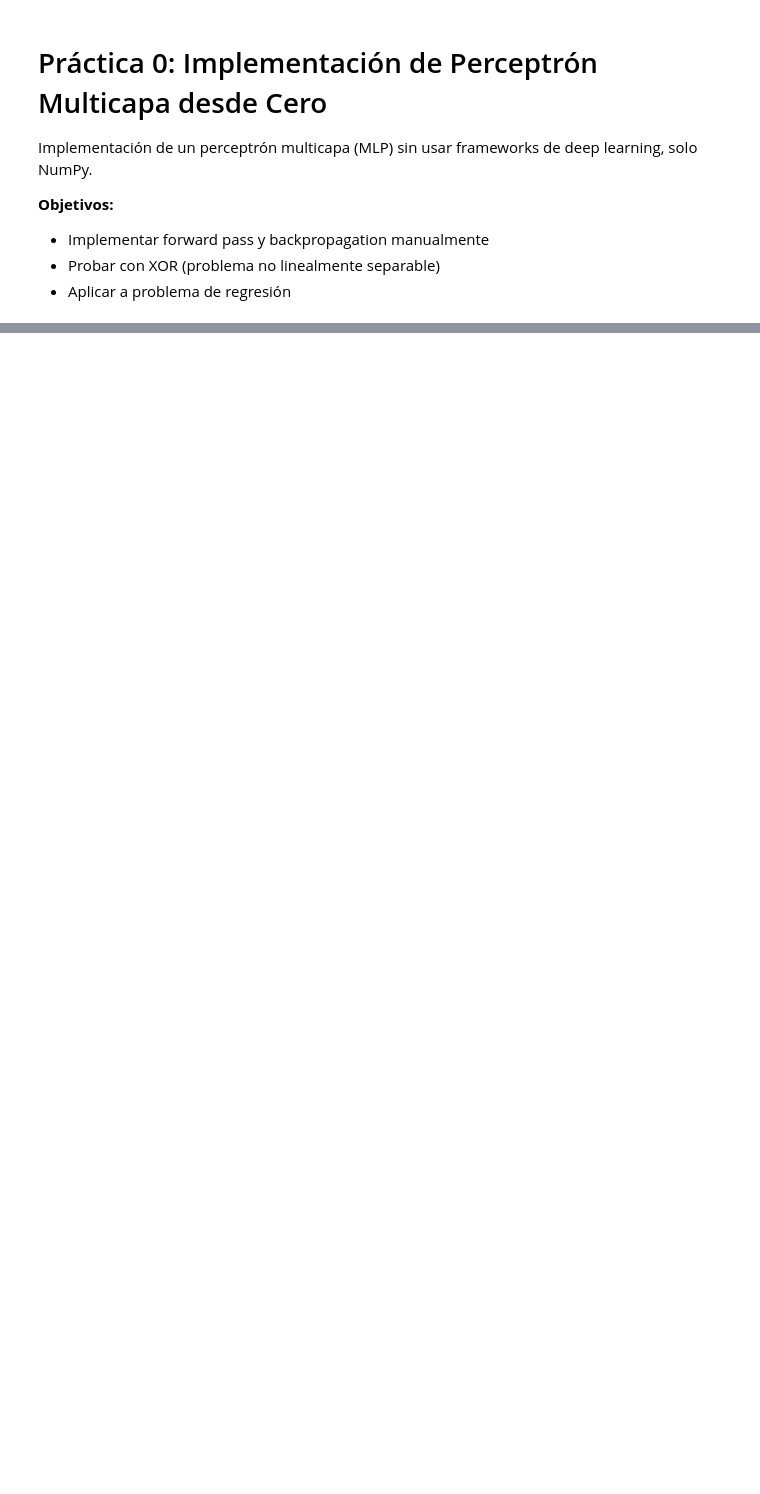
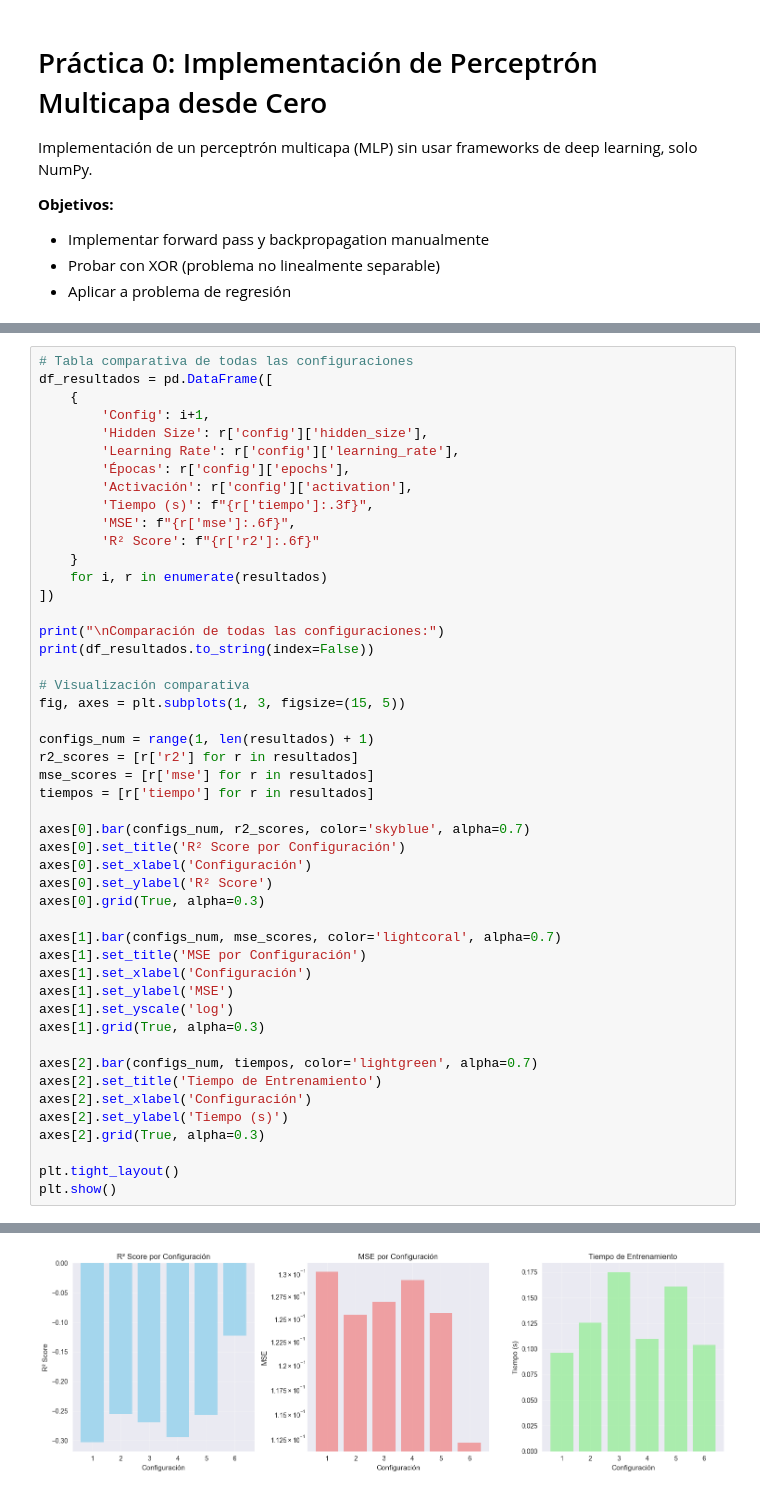
Before and after one commit to pcpO4/deep-trabajo1, a Jupyter notebook: Practicas/practica0_ap.ipynb, the cells around one changed output, grey strips where cells are left out. Drawn from its saved outputs; the diff is of its cells as text; blank space fills up the shorter version.

```diff
--- a/Practicas/practica0_ap.ipynb
+++ b/Practicas/practica0_ap.ipynb
@@ -132,0 +428,49 @@ print("Clase MultiLayerPerceptron definida")
+# %%
+# Tabla comparativa de todas las configuraciones
+df_resultados = pd.DataFrame([
+    {
+        'Config': i+1,
+        'Hidden Size': r['config']['hidden_size'],
+        'Learning Rate': r['config']['learning_rate'],
+        'Épocas': r['config']['epochs'],
+        'Activación': r['config']['activation'],
+        'Tiempo (s)': f"{r['tiempo']:.3f}",
+        'MSE': f"{r['mse']:.6f}",
+        'R² Score': f"{r['r2']:.6f}"
+    }
+    for i, r in enumerate(resultados)
+])
+
+print("\nComparación de todas las configuraciones:")
+print(df_resultados.to_string(index=False))
+
+# Visualización comparativa
+fig, axes = plt.subplots(1, 3, figsize=(15, 5))
+
+configs_num = range(1, len(resultados) + 1)
+r2_scores = [r['r2'] for r in resultados]
+mse_scores = [r['mse'] for r in resultados]
+tiempos = [r['tiempo'] for r in resultados]
+
+axes[0].bar(configs_num, r2_scores, color='skyblue', alpha=0.7)
+axes[0].set_title('R² Score por Configuración')
+axes[0].set_xlabel('Configuración')
+axes[0].set_ylabel('R² Score')
+axes[0].grid(True, alpha=0.3)
+
+axes[1].bar(configs_num, mse_scores, color='lightcoral', alpha=0.7)
+axes[1].set_title('MSE por Configuración')
+axes[1].set_xlabel('Configuración')
+axes[1].set_ylabel('MSE')
+axes[1].set_yscale('log')
+axes[1].grid(True, alpha=0.3)
+
+axes[2].bar(configs_num, tiempos, color='lightgreen', alpha=0.7)
+axes[2].set_title('Tiempo de Entrenamiento')
+axes[2].set_xlabel('Configuración')
+axes[2].set_ylabel('Tiempo (s)')
+axes[2].grid(True, alpha=0.3)
+
+plt.tight_layout()
+plt.show()
+# %% [output]
@@ -132,0 +485 @@ print("Clase MultiLayerPerceptron definida")
+[figure, added]
```
Also changed, not shown: parts of 8 cells of this notebook.
